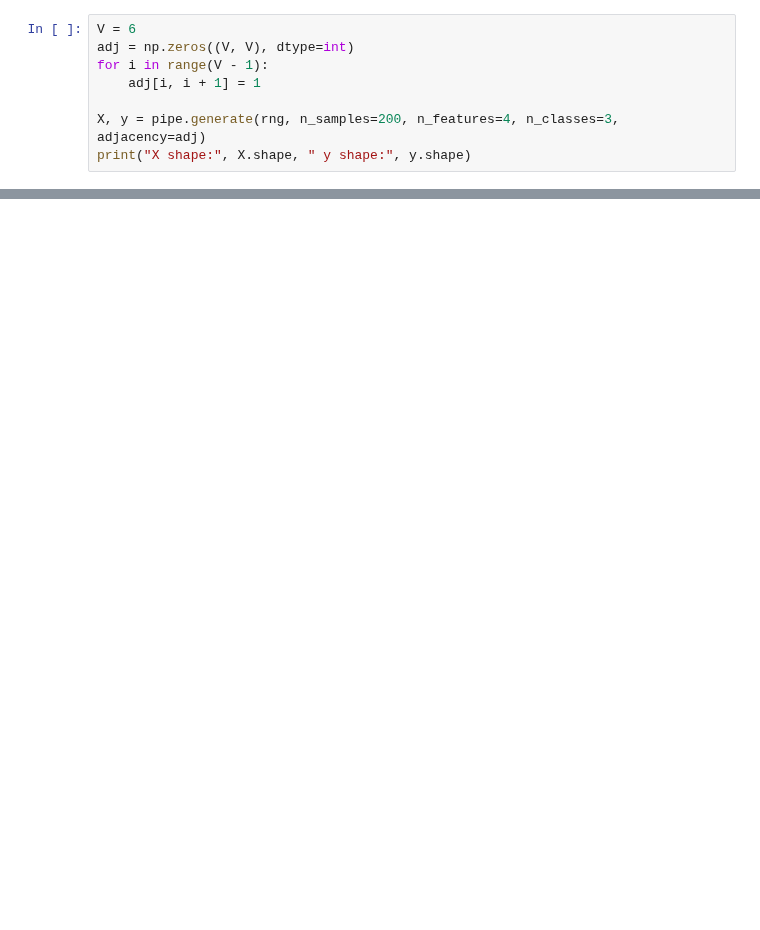
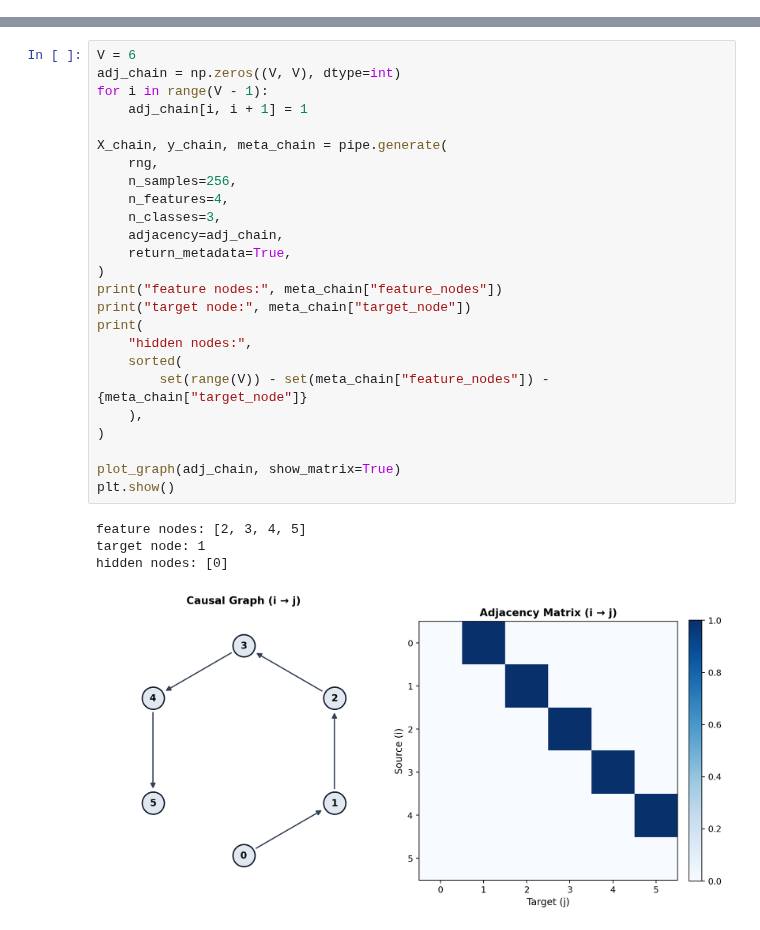
Before and after one commit to wwhenxuan/S2Generator, a Jupyter notebook: examples/scm/scm_prior.ipynb, the cells around one changed output, grey strips where cells are left out. Cells and saved outputs as stored; diff of their text form; blank space fills up the shorter version.

```diff
--- a/examples/scm/scm_prior.ipynb
+++ b/examples/scm/scm_prior.ipynb
@@ -66,8 +0,0 @@ graph's nodes.
-# %%
-V = 6
-adj = np.zeros((V, V), dtype=int)
-for i in range(V - 1):
-    adj[i, i + 1] = 1
-
-X, y = pipe.generate(rng, n_samples=200, n_features=4, n_classes=3, adjacency=adj)
-print("X shape:", X.shape, " y shape:", y.shape)
@@ -148,0 +129,30 @@ plt.show()
+# %%
+V = 6
+adj_chain = np.zeros((V, V), dtype=int)
+for i in range(V - 1):
+    adj_chain[i, i + 1] = 1
+
+X_chain, y_chain, meta_chain = pipe.generate(
+    rng,
+    n_samples=256,
+    n_features=4,
+    n_classes=3,
+    adjacency=adj_chain,
+    return_metadata=True,
+)
+print("feature nodes:", meta_chain["feature_nodes"])
+print("target node:", meta_chain["target_node"])
+print(
+    "hidden nodes:",
+    sorted(
+        set(range(V)) - set(meta_chain["feature_nodes"]) - {meta_chain["target_node"]}
+    ),
+)
+
+plot_graph(adj_chain, show_matrix=True)
+plt.show()
+# %% [output]
+feature nodes: [2, 3, 4, 5]
+target node: 1
+hidden nodes: [0]
+[figure, added]
```
Also changed, not shown: parts of 40 cells of this notebook.
